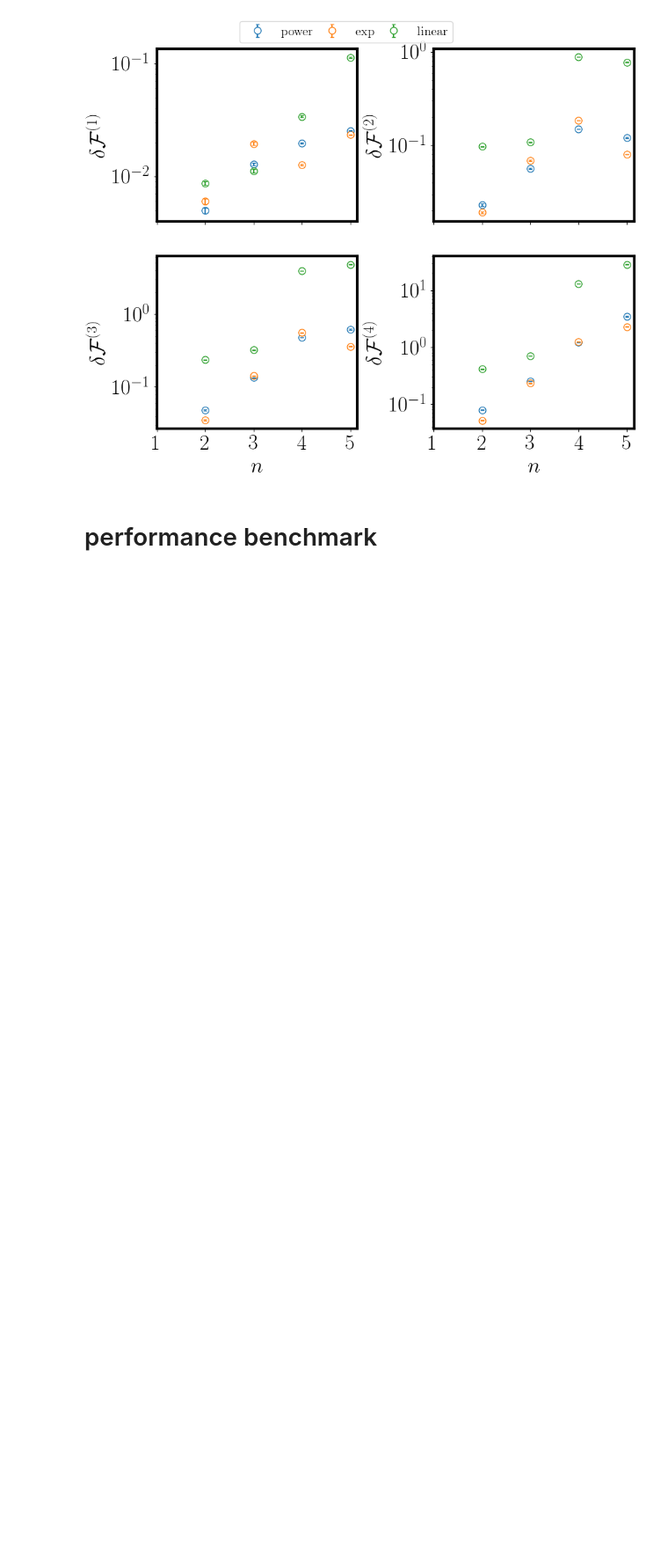
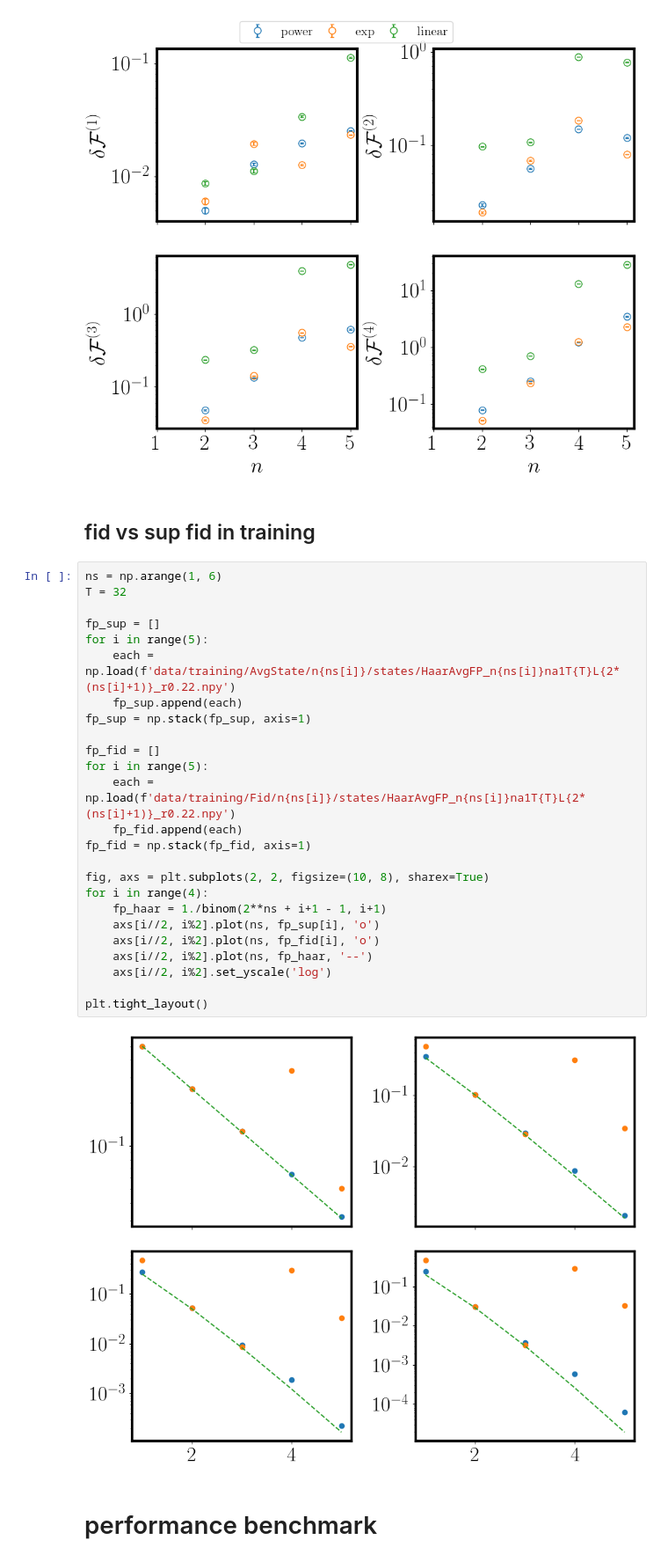
Before and after one commit to bzGit06/HaarQML, a Jupyter notebook: QTM_haar.ipynb, the cells around one changed output. Shown at 88% size. Saved outputs shown, nothing was run; the diff lists cells and outputs as text; blank space fills up the shorter version.

```diff
--- a/QTM_haar.ipynb
+++ b/QTM_haar.ipynb
@@ -587,6 +654,35 @@ plt.show()
 plt.close()
 # %% [output]
 [figure]
+# %% [markdown]
+## fid vs sup fid in training
+# %%
+ns = np.arange(1, 6)
+T = 32
+
+fp_sup = []
+for i in range(5):
+    each = np.load(f'data/training/AvgState/n{ns[i]}/states/HaarAvgFP_n{ns[i]}na1T{T}L{2*(ns[i]+1)}_r0.22.npy')
+    fp_sup.append(each)
+fp_sup = np.stack(fp_sup, axis=1)
+
+fp_fid = []
+for i in range(5):
+    each = np.load(f'data/training/Fid/n{ns[i]}/states/HaarAvgFP_n{ns[i]}na1T{T}L{2*(ns[i]+1)}_r0.22.npy')
+    fp_fid.append(each)
+fp_fid = np.stack(fp_fid, axis=1)
+
+fig, axs = plt.subplots(2, 2, figsize=(10, 8), sharex=True)
+for i in range(4):
+    fp_haar = 1./binom(2**ns + i+1 - 1, i+1)
+    axs[i//2, i%2].plot(ns, fp_sup[i], 'o')
+    axs[i//2, i%2].plot(ns, fp_fid[i], 'o')
+    axs[i//2, i%2].plot(ns, fp_haar, '--')
+    axs[i//2, i%2].set_yscale('log')
+
+plt.tight_layout()
+# %% [output]
+[figure, added]
 # %% [markdown]
 # performance benchmark
 # %%
```
Also changed, not shown: parts of 9 cells of this notebook, 33 other files.
